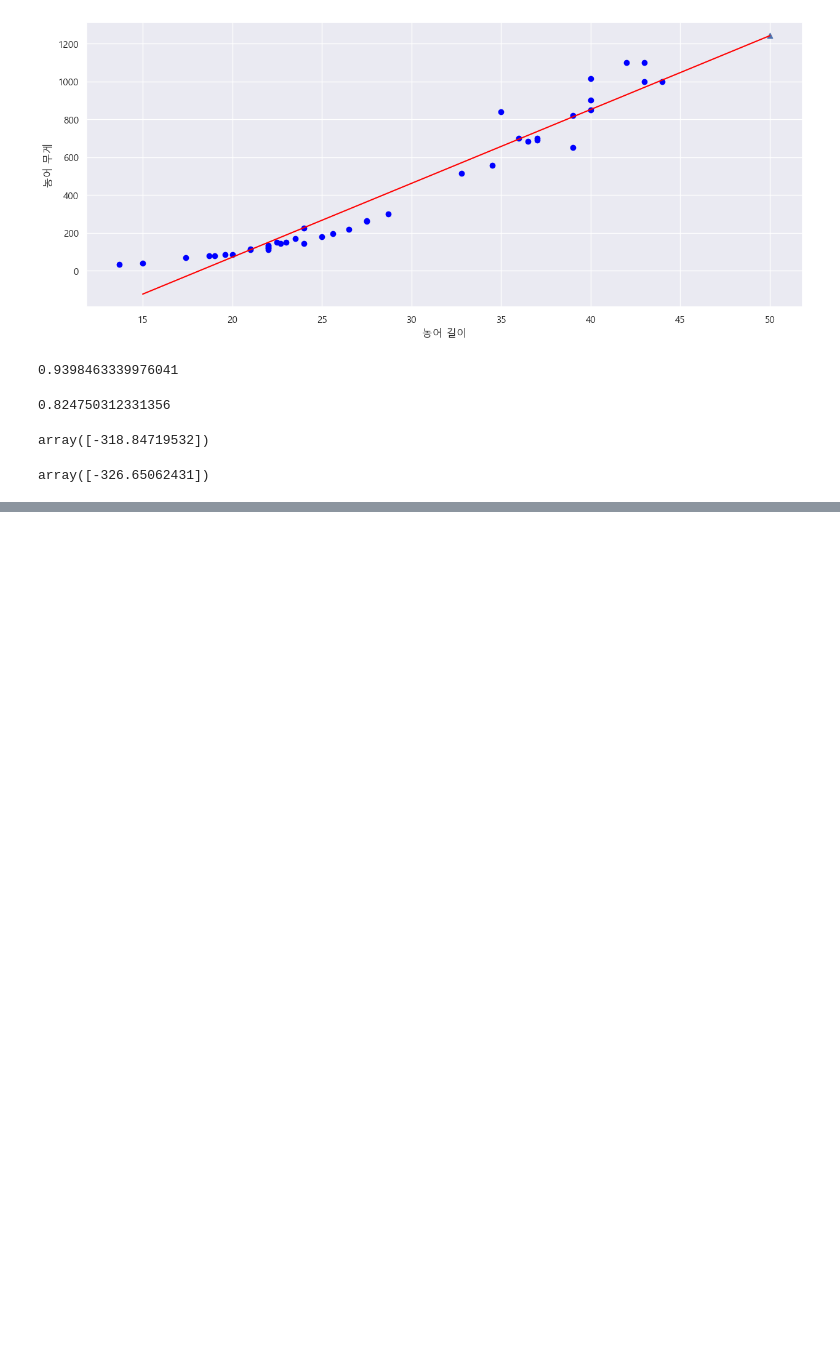
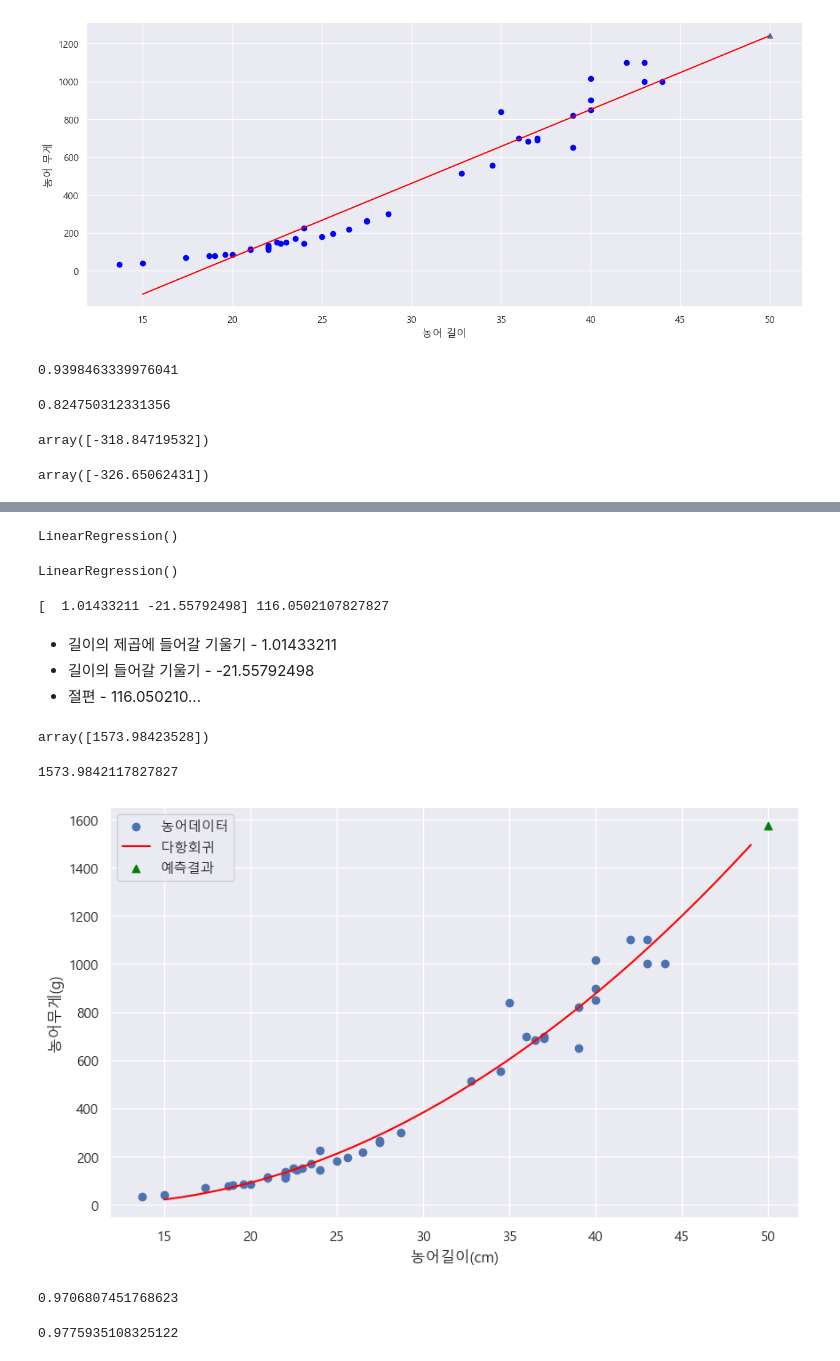
Before and after one commit to chs491/iot-dataanalysis-2025, a Jupyter notebook: day02/mldl03_선형회귀.ipynb, the cells around one changed output, grey strips where cells are left out. Cells and saved outputs as stored; diff of their text form; code cells hidden in the pictures; blank space fills up the shorter version.

```diff
--- a/day02/mldl03_선형회귀.ipynb
+++ b/day02/mldl03_선형회귀.ipynb
@@ -174,0 +182,3 @@ array([-326.65062431])
+# %%
+train_poly = np.column_stack((train_input ** 2, train_input))
+test_poly = np.column_stack((test_input ** 2, test_input))
@@ -174,0 +193,57 @@ array([-326.65062431])
+# %%
+# 다항회귀 문제 해결
+lr2 = LinearRegression()
+lr2
+# %% [output]
+LinearRegression()
+# %%
+# 길이 특성에 대한 무게 결과를 훈련
+lr2.fit(train_poly, train_target)
+# %% [output]
+LinearRegression()
+# %%
+# 다항회귀의 기울기(가중치)와 절편
+print(lr2.coef_, lr2.intercept_)
+# %% [output]
+[  1.01433211 -21.55792498] 116.0502107827827
+# %% [markdown]
+- 길이의 제곱에 들어갈 기울기 - 1.01433211
+- 길이의 들어갈 기울기 - -21.55792498
+- 절편 - 116.050210...
+# %%
+# 농어 길이 50cm에 대한 무게 예측
+lr2.predict([[50**2, 50]])
+# %% [output]
+array([1573.98423528])
+# %%
+# 예측된 값 == 기울기와 절편으로 다항식 계산 값
+(1.0143321 * (50 ** 2)) + (-21.55792498 * 50) + 116.0502107827827
+# %% [output]
+1573.9842117827827
+# %%
+# 다항회귀 차트
+
+# 구간별 직선을 그리기 위해서 15~49까지 정수 배열생성
+point = np.arange(15, 50)
+
+plt.figure(figsize=(10,6))
+plt.scatter(train_input, train_target, label = '농어데이터')
+# 15 에서 49 사이에 2차 방정식을 그래프로 그림
+plt.plot(point, (1.0143321 * (point ** 2)) + (-21.55792498 * point) + 116.0502107827827, color='red', label='다항회귀')
+
+# 50cm 농어 데이터 표시
+plt.scatter([50], [1573.9842117827827], marker='^', color = 'green', label='예측결과')
+plt.xlabel('농어길이(cm)')
+plt.ylabel('농어무게(g)')
+plt.legend()
+plt.show() # 텍스트 필요없이 차트만 그려
+# %% [output]
+[figure, added]
+# %%
+lr2.score(train_poly, train_target)
+# %% [output]
+0.9706807451768623
+# %%
+lr2.score(test_poly, test_target)
+# %% [output]
+0.9775935108325122
```
Also changed, not shown: parts of 6 cells of this notebook, 6 other files.
